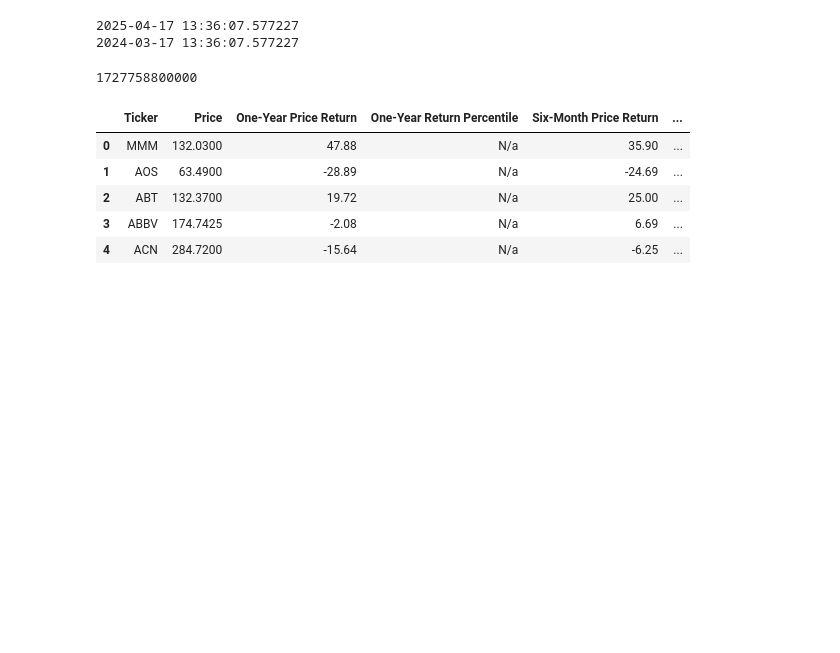
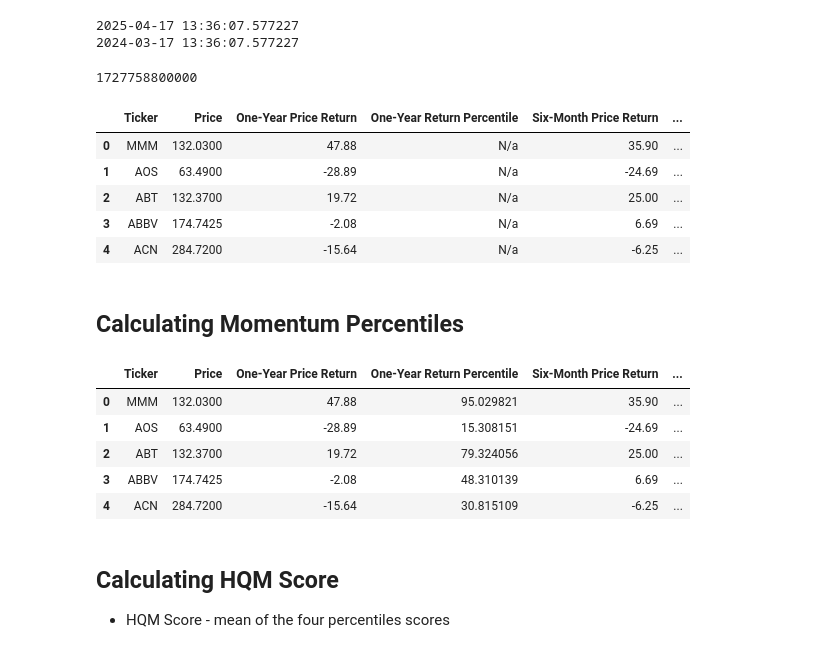
Before and after one commit to JoseMelvin-Calleja/Quantitative-Momentuem-Investing-Strategy, a Jupyter notebook: main.ipynb, the cells around one changed output. Saved outputs shown, nothing was run; the diff lists cells and outputs as text; code cells hidden in the pictures; blank space fills up the shorter version.

Commit message:
created HQM score and added to total_data.xlsx

```diff
--- a/main.ipynb
+++ b/main.ipynb
@@ -370,3 +370,31 @@ hqm_df.head()
 | 2 | ABT | 132.3700 | 19.72 | N/a | 25.00 | ... |
 | 3 | ABBV | 174.7425 | -2.08 | N/a | 6.69 | ... |
 | 4 | ACN | 284.7200 | -15.64 | N/a | -6.25 | ... |
+# %% [markdown]
+## Calculating Momentum Percentiles
+# %%
+time_periods = [
+    'One-Year',
+    'Six-Month',
+    'Three-Month',
+    'One-Month'
+]
+
+for row in hqm_df.index:
+    for period in time_periods:
+        hqm_df.loc[row, f'{period} Return Percentile'] = stats.percentileofscore(
+            hqm_df[f'{period} Price Return'],
+            hqm_df.loc[row, f'{period} Price Return']
+        )
+# %%
+hqm_df.head()
+# %% [output]
+|  | Ticker | Price | One-Year Price Return | One-Year Return Percentile | Six-Month Price Return | ... |
+| 0 | MMM | 132.0300 | 47.88 | 95.029821 | 35.90 | ... |
+| 1 | AOS | 63.4900 | -28.89 | 15.308151 | -24.69 | ... |
+| 2 | ABT | 132.3700 | 19.72 | 79.324056 | 25.00 | ... |
+| 3 | ABBV | 174.7425 | -2.08 | 48.310139 | 6.69 | ... |
+| 4 | ACN | 284.7200 | -15.64 | 30.815109 | -6.25 | ... |
+# %% [markdown]
+## Calculating HQM Score
+- HQM Score - mean of the four percentiles scores
```
Also changed, not shown: parts of 10 cells of this notebook, 1 other file.
